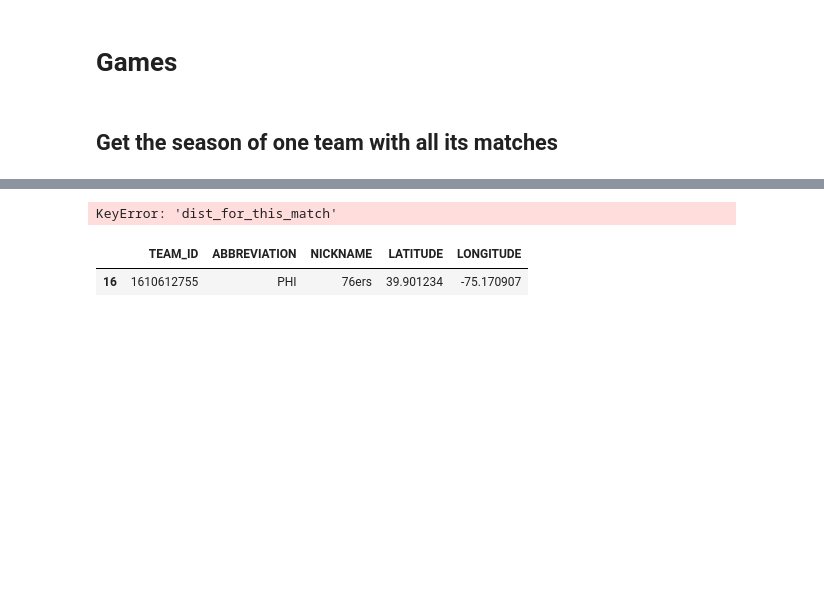
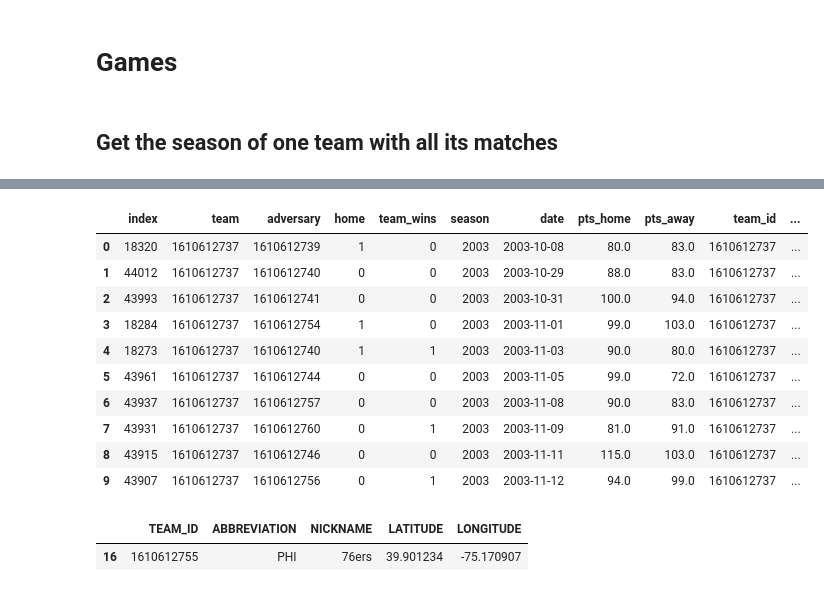
Before and after one commit to MathieuDesponds/Data-visualization-NBA-data-story, a Jupyter notebook: eda/data_selection.ipynb, the cells around one changed output, grey strips where cells are left out. Drawn from its saved outputs; the diff is of its cells as text; code cells hidden in the pictures; blank space fills up the shorter version.

```diff
--- a/eda/data_selection.ipynb
+++ b/eda/data_selection.ipynb
@@ -104,0 +137,9 @@ sea = get_season(2003, 1610612748).copy(deep=True)
+# %%
+# get win ratio from ranking
+games_ranking = ranking.groupby(["team_id", "standingsdate"])[["g", "w", "w_pct"]].mean().reset_index()
+games_summary = pd.merge(left=games_summary,
+                         left_on=["team", "date"],
+                         right=games_ranking,
+                         right_on=["team_id", "standingsdate"],
+                         how="left")
+len(games_summary)
@@ -138,9 +191,19 @@ concated_games_summary["game_loc_lat"] = concated_games_summary.apply(lambda ent
 concated_games_summary["game_loc_long"] = concated_games_summary.apply(lambda entry : float(get_coord_from_id(entry["team"] if entry["home"] else entry["adversary"])[1]),axis =1)
 concated_games_summary.to_csv("../data_web/seasons.csv")
 # %%
-concated_games_summary["dist_for_this_match"].head(10)
+concated_games_summary.head(10)
 # %% [output]
-KeyError: 'dist_for_this_match'
+|  | index | team | adversary | home | team_wins | season | date | pts_home | pts_away | team_id | ... |
+| 0 | 18320 | 1610612737 | 1610612739 | 1 | 0 | 2003 | 2003-10-08 | 80.0 | 83.0 | 1610612737 | ... |
+| 1 | 44012 | 1610612737 | 1610612740 | 0 | 0 | 2003 | 2003-10-29 | 88.0 | 83.0 | 1610612737 | ... |
+| 2 | 43993 | 1610612737 | 1610612741 | 0 | 0 | 2003 | 2003-10-31 | 100.0 | 94.0 | 1610612737 | ... |
+| 3 | 18284 | 1610612737 | 1610612754 | 1 | 0 | 2003 | 2003-11-01 | 99.0 | 103.0 | 1610612737 | ... |
+| 4 | 18273 | 1610612737 | 1610612740 | 1 | 1 | 2003 | 2003-11-03 | 90.0 | 80.0 | 1610612737 | ... |
+| 5 | 43961 | 1610612737 | 1610612744 | 0 | 0 | 2003 | 2003-11-05 | 99.0 | 72.0 | 1610612737 | ... |
+| 6 | 43937 | 1610612737 | 1610612757 | 0 | 0 | 2003 | 2003-11-08 | 90.0 | 83.0 | 1610612737 | ... |
+| 7 | 43931 | 1610612737 | 1610612760 | 0 | 1 | 2003 | 2003-11-09 | 81.0 | 91.0 | 1610612737 | ... |
+| 8 | 43915 | 1610612737 | 1610612746 | 0 | 0 | 2003 | 2003-11-11 | 115.0 | 103.0 | 1610612737 | ... |
+| 9 | 43907 | 1610612737 | 1610612756 | 0 | 1 | 2003 | 2003-11-12 | 94.0 | 99.0 | 1610612737 | ... |
 # %%
 teams_summary[teams_summary["TEAM_ID"] == 1610612755]
 # %% [output]
```
Also changed, not shown: parts of 11 cells of this notebook, 5 other files.
